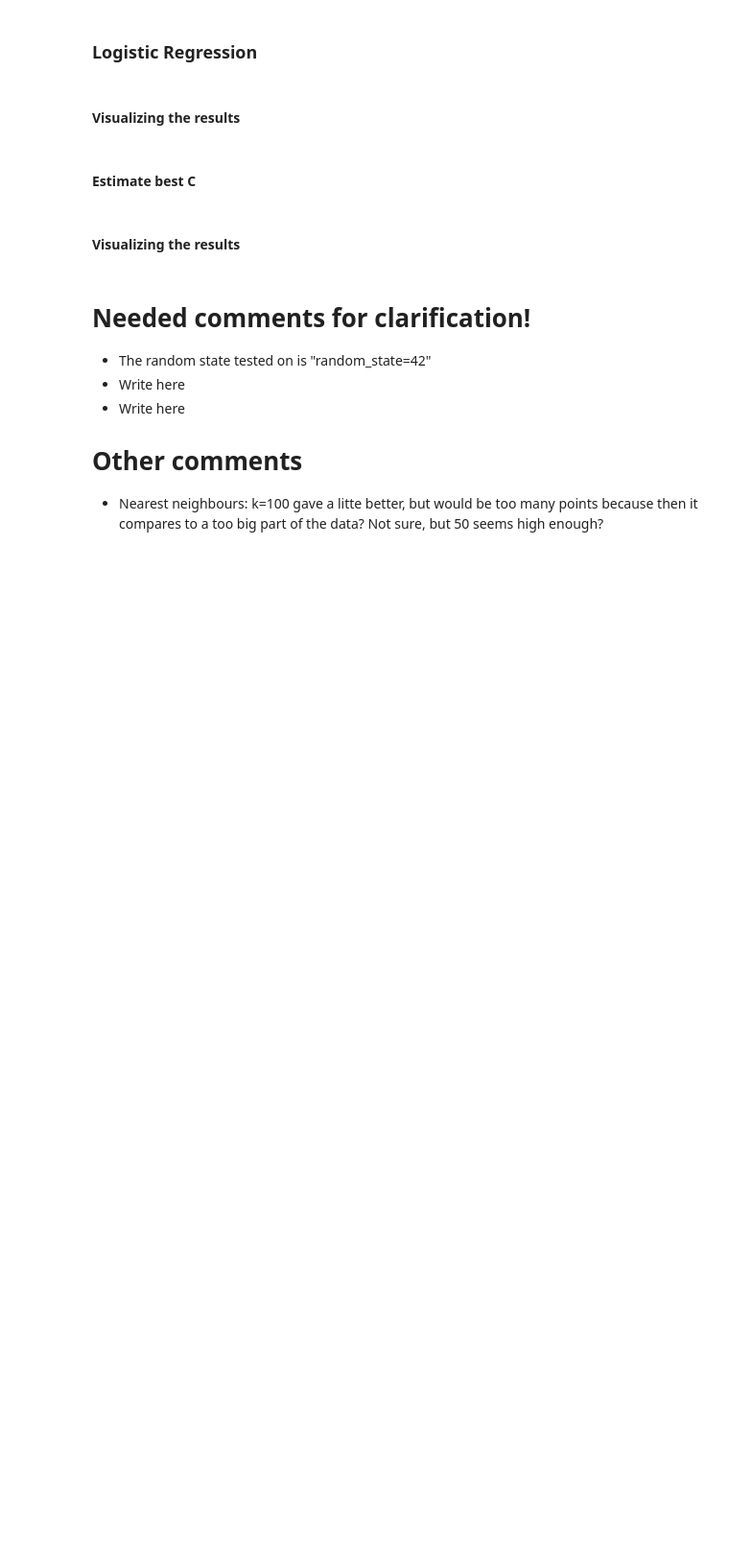
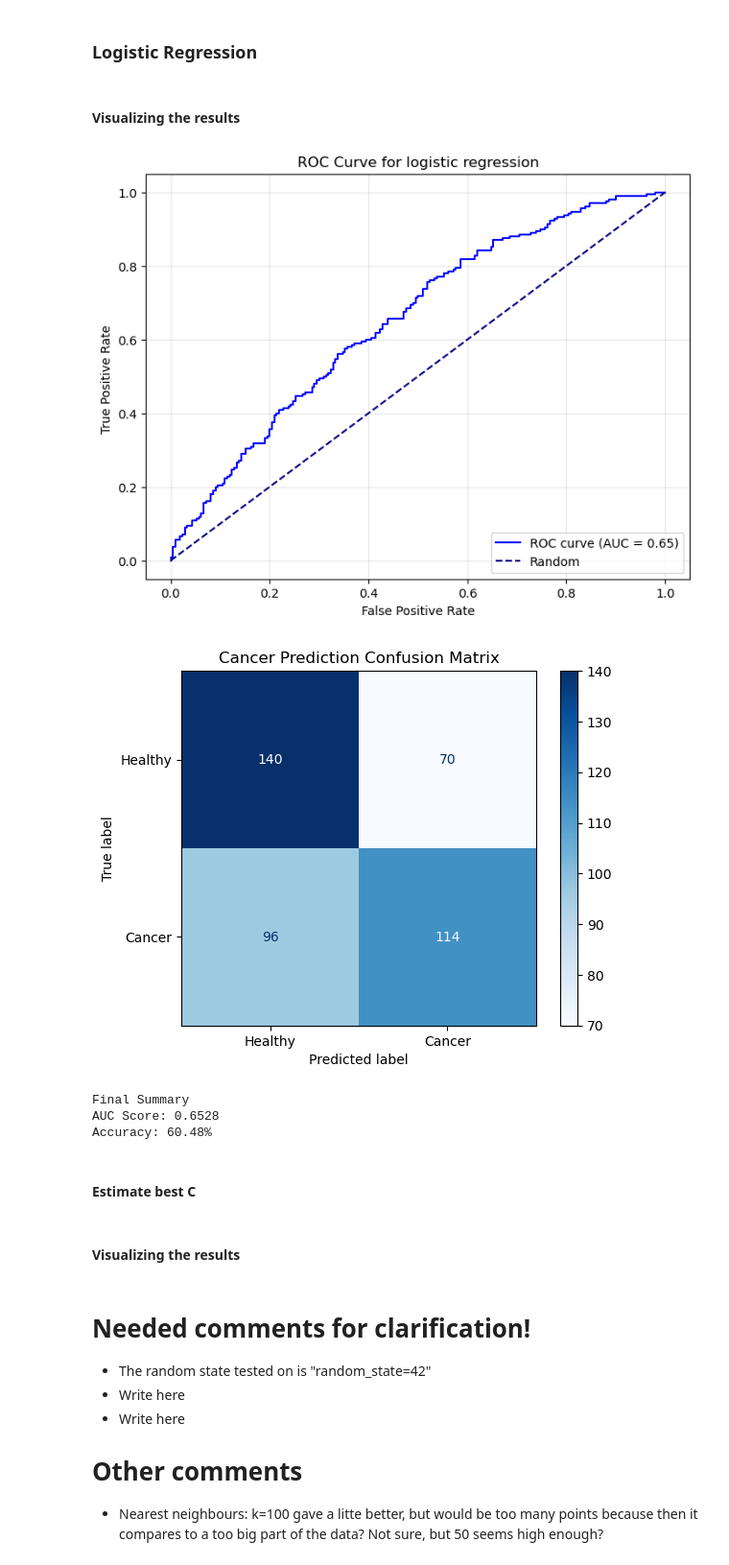
Before and after one commit to Hais1-jpg/2026-PDS-Fox, a Jupyter notebook: base_classifiers.ipynb, the cells around one changed output. Shown at 96% size. Cells and saved outputs as stored; diff of their text form; code cells hidden in the pictures; blank space fills up the shorter version.

```diff
--- a/base_classifiers.ipynb
+++ b/base_classifiers.ipynb
@@ -543,43 +543,49 @@ model_log_reg = LogisticRegression(class_weight="balanced")
 model_log_reg.fit(X_temp, y_temp)
 
 #Making the predictions
-predictions_log_reg = model.predict(X_test)
+predictions_log_reg = model_log_reg.predict(X_test)
 
 #Getting the probabilities
-Y_probs = model.predict_proba(X_test)[:, 1]
+Y_probs = model_log_reg.predict_proba(X_test)[:, 1]
 # %% [markdown]
 #### Visualizing the results
 # %%
 #FalsePosetives, TruePosetives ROC curve
 fpr, tpr, thresholds = roc_curve(y_test, Y_probs)
 
 #Calculating AUC
 auc_log_reg = roc_auc_score(y_test, Y_probs)
 
 #Calculating confusion matrix
-cm_log_reg = confusion_matrix(y_test, predictions)
+cm_log_reg = confusion_matrix(y_test, predictions_log_reg)
 
 #Figure 1, ROC-curve for logistic regression.
 plt.figure(figsize=(8, 6))
-plt.plot(fpr, tpr, color="blue", label=f'ROC curve (AUC = {auc:.2f})')
+plt.plot(fpr, tpr, color="blue", label=f'ROC curve (AUC = {auc_log_reg:.2f})')
 plt.plot([0, 1], [0, 1], color='navy', linestyle='--', label="Random")
 plt.xlabel("False Positive Rate")
 plt.ylabel("True Positive Rate ")
 plt.title("ROC Curve for logistic regression")
 plt.legend(loc="lower right")
 plt.grid(alpha=0.3)
 plt.show()
 
 #Figure 2, Confusion matrix for logistic regression.
-disp = ConfusionMatrixDisplay(confusion_matrix=cm, display_labels=['Healthy', 'Cancer'])
+disp = ConfusionMatrixDisplay(confusion_matrix=cm_log_reg, display_labels=['Healthy', 'Cancer'])
 disp.plot(cmap='Blues')
 plt.title('Cancer Prediction Confusion Matrix')
 plt.show()
 
 #Final summary
 print("Final Summary")
 print(f"AUC Score: {auc_log_reg:.4f}")
 print(f"Accuracy: {accuracy_score(y_test, predictions_log_reg):.2%}")
+# %% [output]
+[figure, added]
+[figure, added]
+Final Summary
+AUC Score: 0.6528
+Accuracy: 60.48%
 # %% [markdown]
 #### Estimate best C
 # %% [markdown]
```
Also changed, not shown: parts of 7 cells of this notebook.
